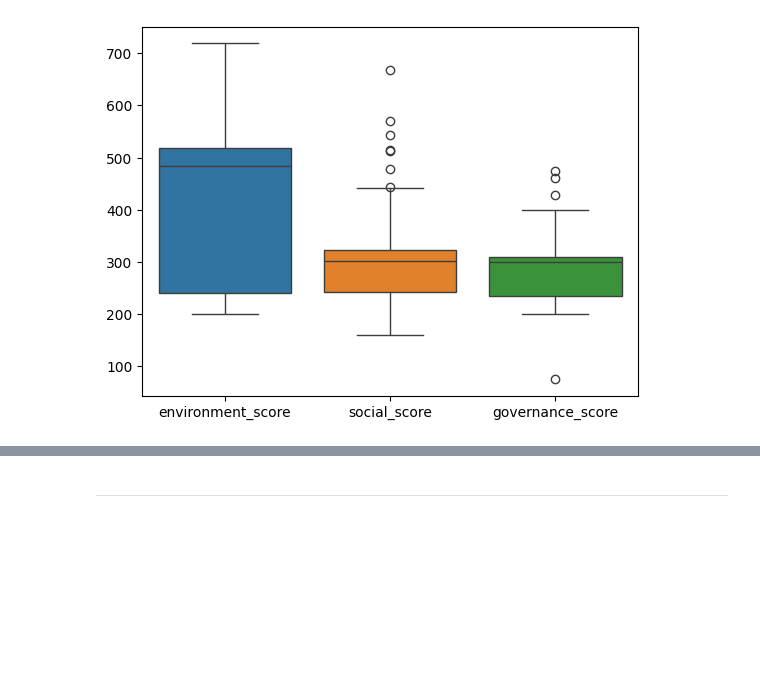
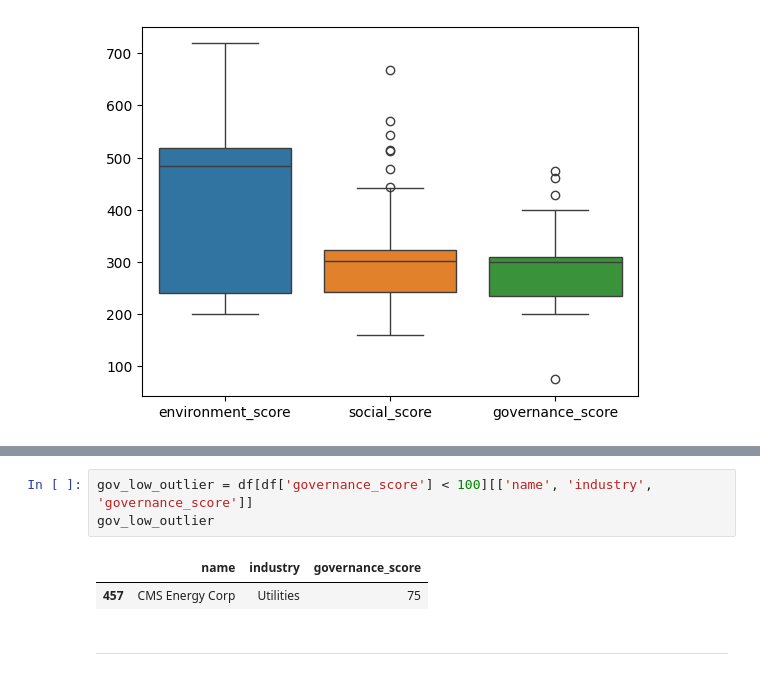
Before and after one commit to ColmHH/esg_corporate_analysis, a Jupyter notebook: jupyter_notebooks/esg_corporate_analysis.ipynb, the cells around one changed output, grey strips where cells are left out. Cells and saved outputs as stored; diff of their text form; blank space fills up the shorter version.

Commit message:
Filtered DF to investigate governance outlier

```diff
--- a/jupyter_notebooks/esg_corporate_analysis.ipynb
+++ b/jupyter_notebooks/esg_corporate_analysis.ipynb
@@ -151,3 +155,9 @@ plt.show()
+# %%
+gov_low_outlier = df[df['governance_score'] < 100][['name', 'industry', 'governance_score']]
+gov_low_outlier
+# %% [output]
+|  | name | industry | governance_score |
+| 457 | CMS Energy Corp | Utilities | 75 |
 # %% [markdown]
 ---
 # %% [markdown]
```
Also changed, not shown: parts of 1 cell of this notebook.
